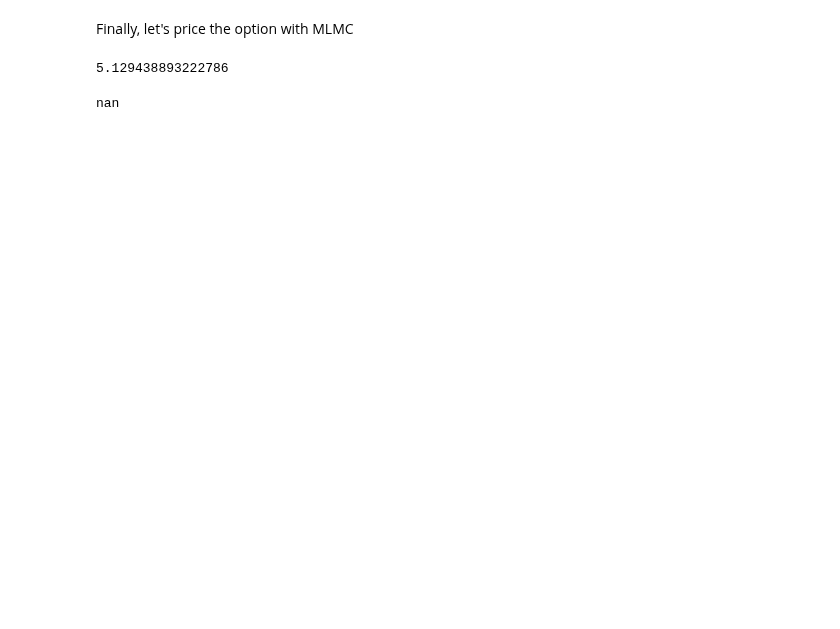
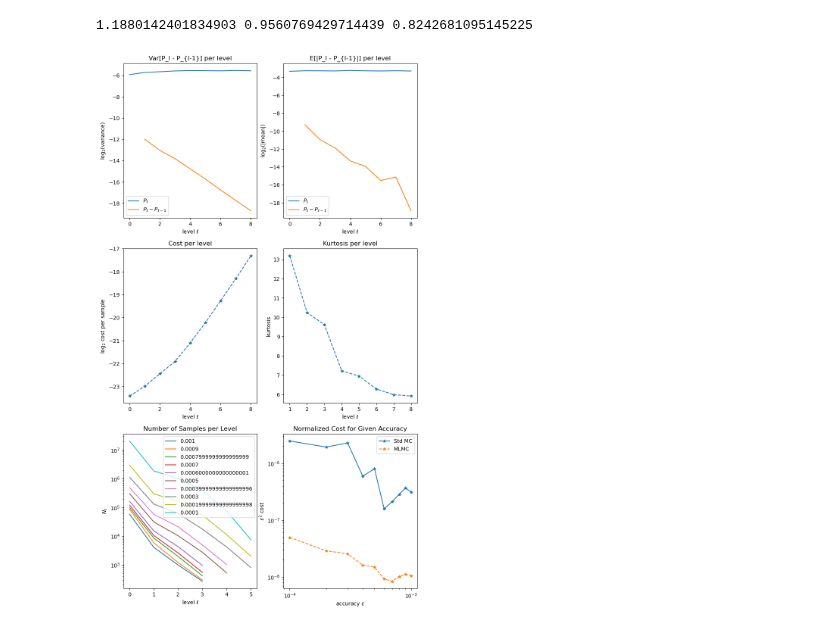
Before and after one commit to Oussamaelg99/MLMC-project, a Jupyter notebook: MLMC project.ipynb, the cells around one changed output. Drawn from its saved outputs; the diff is of its cells as text; code cells hidden in the pictures; blank space fills up the shorter version.

Commit message:
added working mlmc examples with gbm

```diff
--- a/MLMC project.ipynb
+++ b/MLMC project.ipynb
@@ -4,0 +88,5 @@ import numpy.linalg
+# %%
+def eval_fn(l, N, problem, *args, **kwargs):
+    problems = {'GBM': GBM, 'Heston': Heston}
+    pb = problems[problem](*args, **kwargs)
+    return pb.eval_Y(l, N)
@@ -187,2 +274,0 @@ def mlmc(Lmin, Lmax, N0, eps, mlmc_fn, alpha_0, beta_0, gamma_0, *args, **kwargs
-# %% [markdown]
-Finally, let's price the option with MLMC
@@ -221,17 +275,18 @@ def mlmc_fn(l,N):
-# %%
-print(mlmc_fn(10, 10000)[0][0]/10000)
-# %% [output]
-5.129438893222786
-# %%
-Lmin = 2
-Lmax = 1000
-N0 = 1e04
-eps = 1e-06
-gamma_0 = 2
-alpha_0 = 1
-beta_0 = 1
-
-mlmc_price = mlmc(Lmin, Lmax, N0, eps, mlmc_fn, alpha_0, beta_0, gamma_0)[0]
-print(mlmc_price)
-# %% [output]
-nan
+# %%
+T = 1
+K = 1
+S0 = 1
+r = 0.05
+q = 0
+sigma = 0.2
+problem = 'GBM'
+N = 1e4
+N0 = 1e2
+L = 8
+l_eps = np.flip(np.linspace(0.0001, 0.001, 10))
+
+results, mlmc_cost, mc_cost, ls, Ns = mlmc_test(eval_fn, problem, N, L, N0, l_eps, S0, r, q, sigma, T, K)
+mlmc_plot(l_eps, results, mlmc_cost, mc_cost, ls, Ns)
+# %% [output]
+1.1880142401834903 0.9560769429714439 0.8242681095145225
+[figure, added]
```
Also changed, not shown: parts of 18 cells of this notebook.
